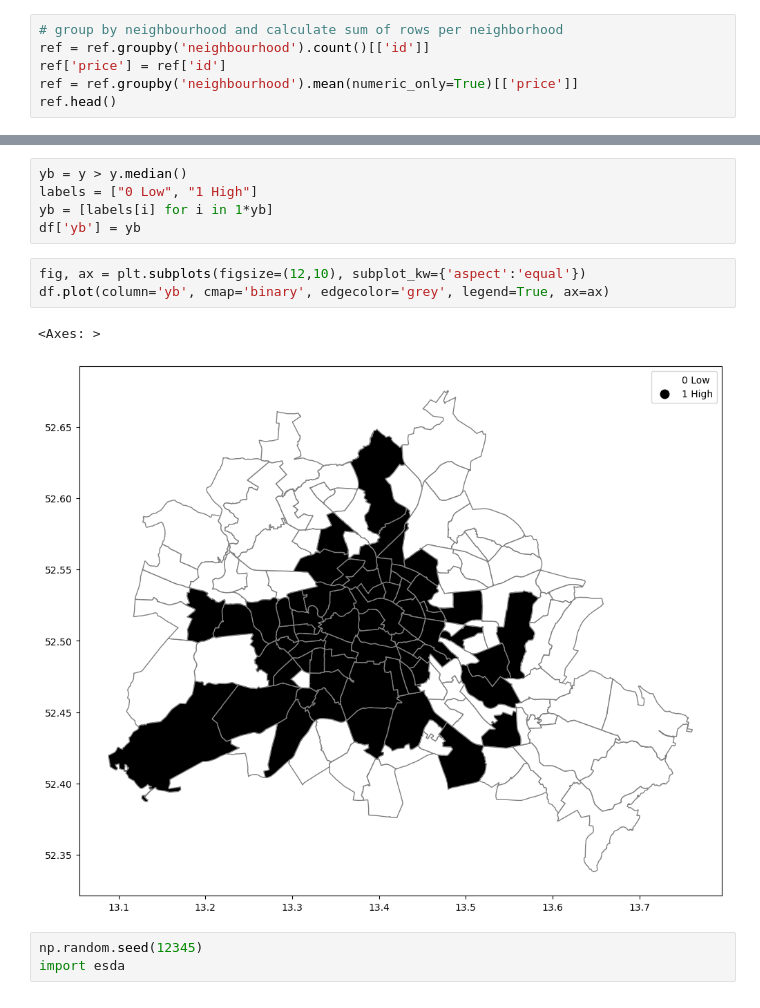
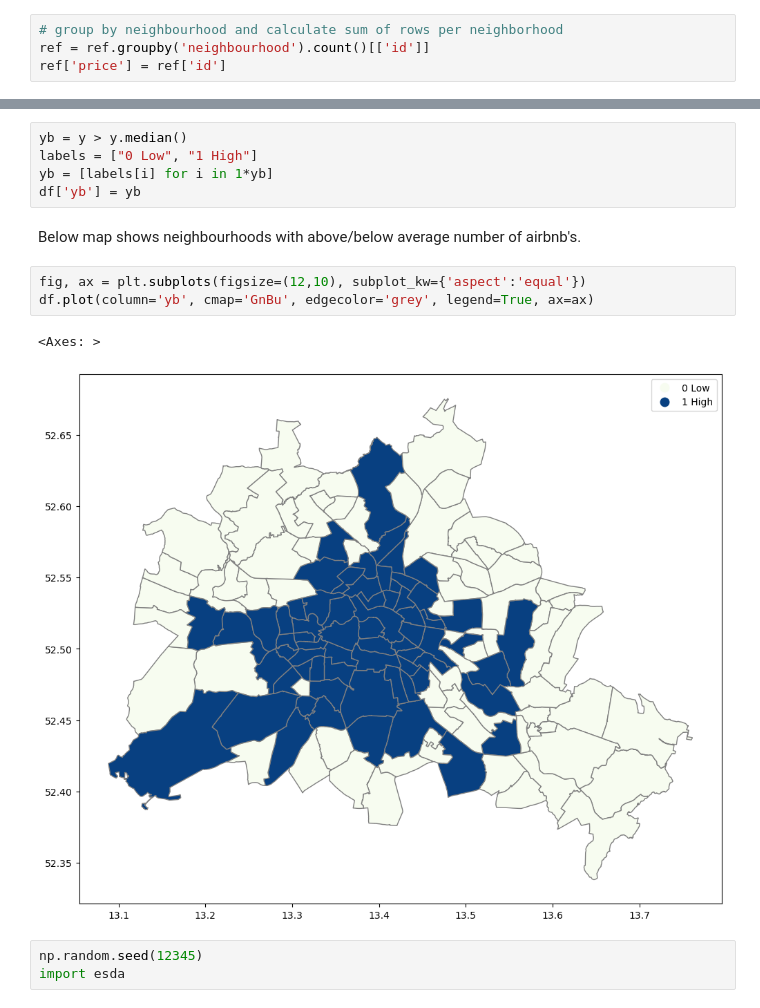
Before and after one commit to ovsvc/dopp-project, a Jupyter notebook: analysis/autocorrelation/autocorrelation_airbnb_count.ipynb, the cells around one changed output, grey strips where cells are left out. Drawn from its saved outputs; the diff is of its cells as text.

```diff
--- a/analysis/autocorrelation_count.ipynb
+++ b/analysis/autocorrelation/autocorrelation_airbnb_count.ipynb
@@ -26,5 +31,3 @@ ref['neighbourhood'] = ref['neighbourhood_cleansed']
 # group by neighbourhood and calculate sum of rows per neighborhood
 ref = ref.groupby('neighbourhood').count()[['id']]
 ref['price'] = ref['id']
-ref = ref.groupby('neighbourhood').mean(numeric_only=True)[['price']]
-ref.head()
@@ -104,12 +103,14 @@ yb = y > y.median()
 labels = ["0 Low", "1 High"]
 yb = [labels[i] for i in 1*yb]
 df['yb'] = yb
+# %% [markdown]
+Below map shows neighbourhoods with above/below average number of airbnb's.
 # %%
 fig, ax = plt.subplots(figsize=(12,10), subplot_kw={'aspect':'equal'})
-df.plot(column='yb', cmap='binary', edgecolor='grey', legend=True, ax=ax)
+df.plot(column='yb', cmap='GnBu', edgecolor='grey', legend=True, ax=ax)
 # %% [output]
 <Axes: >
-[figure, old version]
+[figure, new version]
 # %%
 np.random.seed(12345)
 import esda
```
Also changed, not shown: parts of 10 cells of this notebook, 2 other files.
